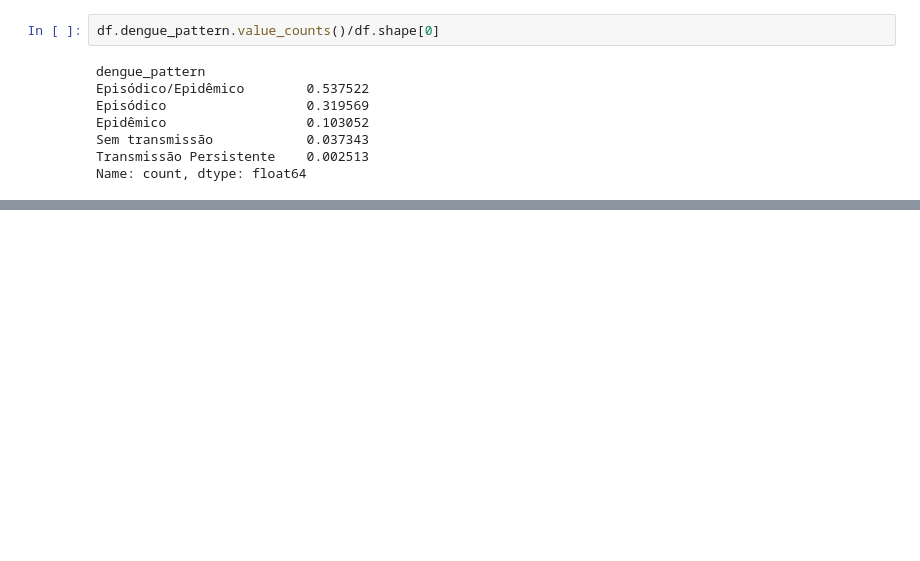
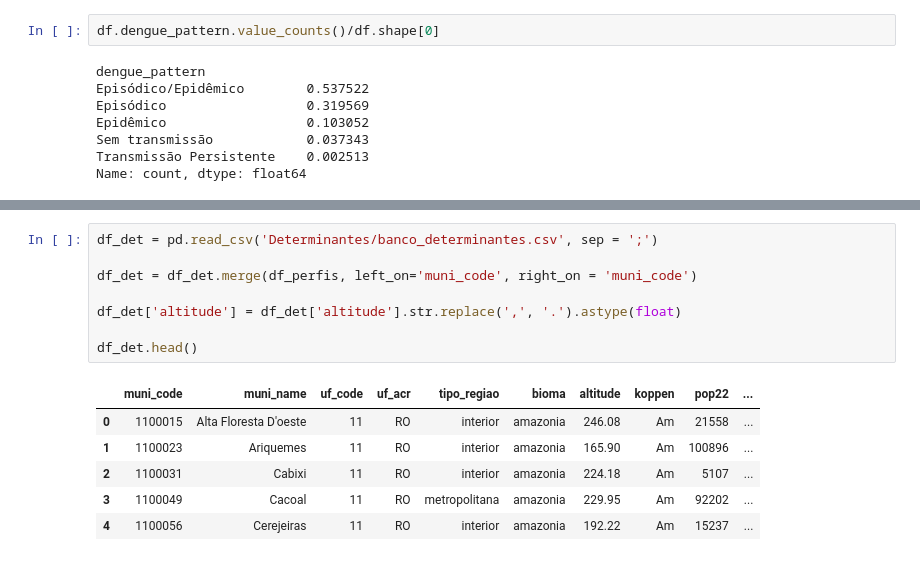
Before and after one commit to iasmimalmeida/Epidynamics, a Jupyter notebook: make_boxplot.ipynb, the cells around one changed output, grey strips where cells are left out. Drawn from its saved outputs; the diff is of its cells as text; blank space fills up the shorter version.

```diff
--- a/make_boxplot.ipynb
+++ b/make_boxplot.ipynb
@@ -58,0 +78,15 @@ plt.show()
+# %%
+df_det = pd.read_csv('Determinantes/banco_determinantes.csv', sep = ';')
+
+df_det = df_det.merge(df_perfis, left_on='muni_code', right_on = 'muni_code')
+
+df_det['altitude'] = df_det['altitude'].str.replace(',', '.').astype(float)
+
+df_det.head()
+# %% [output]
+|  | muni_code | muni_name | uf_code | uf_acr | tipo_regiao | bioma | altitude | koppen | pop22 | ... |
+| 0 | 1100015 | Alta Floresta D'oeste | 11 | RO | interior | amazonia | 246.08 | Am | 21558 | ... |
+| 1 | 1100023 | Ariquemes | 11 | RO | interior | amazonia | 165.90 | Am | 100896 | ... |
+| 2 | 1100031 | Cabixi | 11 | RO | interior | amazonia | 224.18 | Am | 5107 | ... |
+| 3 | 1100049 | Cacoal | 11 | RO | metropolitana | amazonia | 229.95 | Am | 92202 | ... |
+| 4 | 1100056 | Cerejeiras | 11 | RO | interior | amazonia | 192.22 | Am | 15237 | ... |
```
Also changed, not shown: parts of 13 cells of this notebook, 6 other files.
